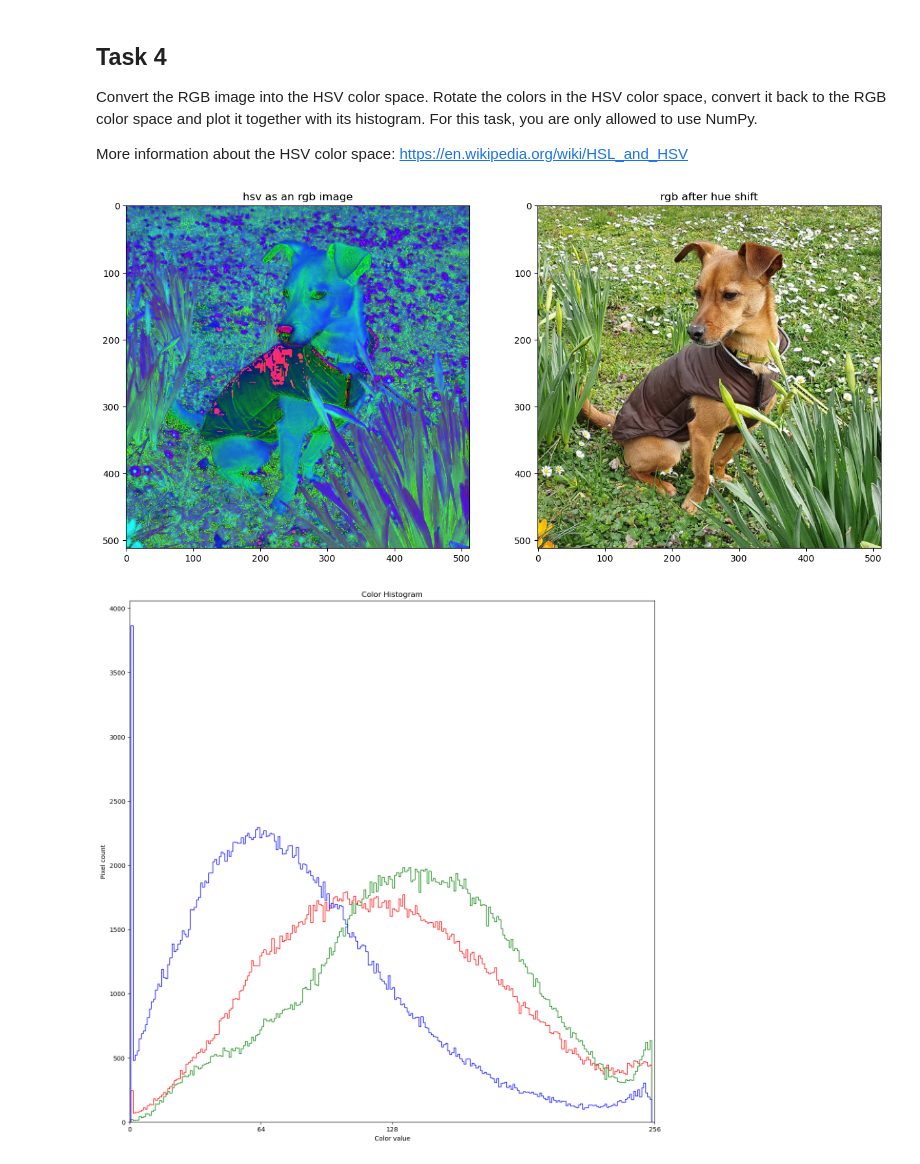
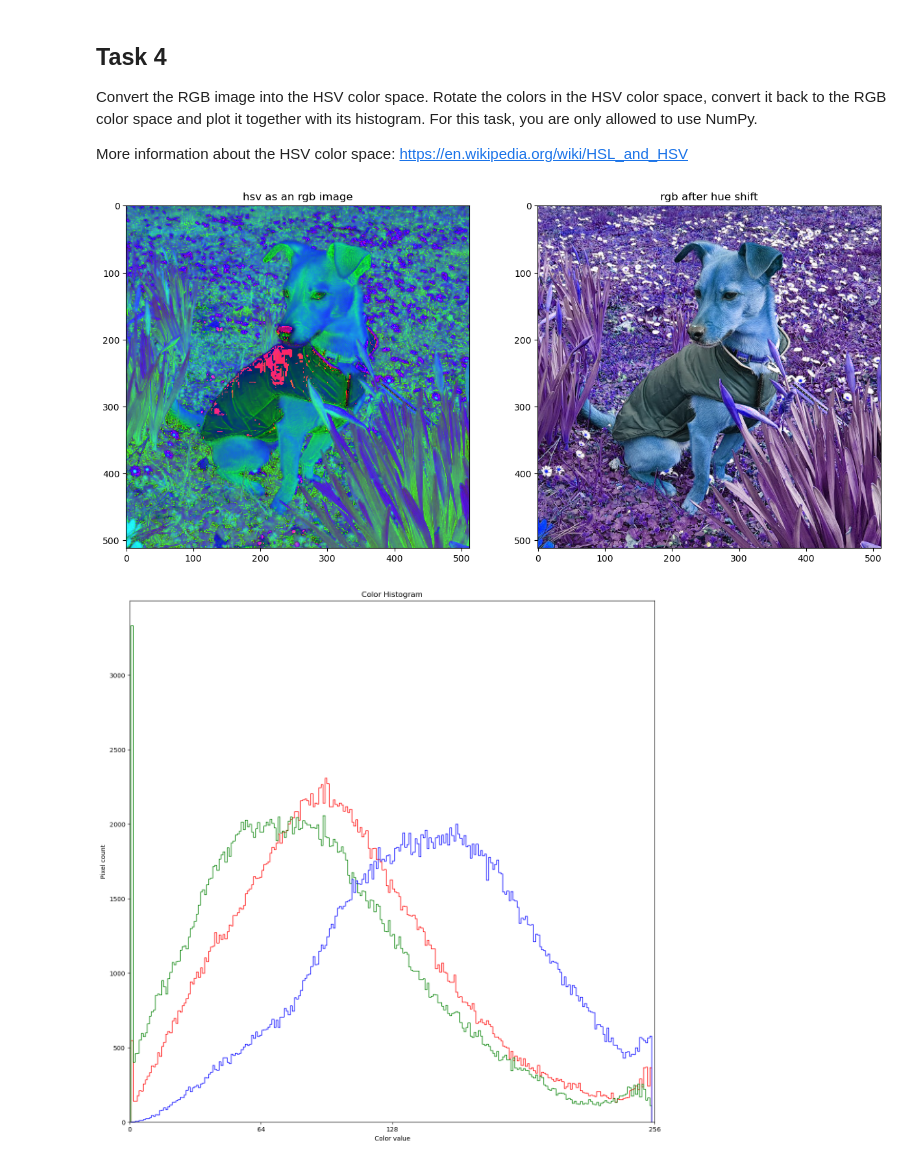
Before and after one commit to anuramat/3dcv-students, a Jupyter notebook: 1.0-tl-scientific-python.ipynb, the cells around one changed output. Drawn from its saved outputs; the diff is of its cells as text; code cells hidden in the pictures.

```diff
--- a/1.0-tl-scientific-python.ipynb
+++ b/1.0-tl-scientific-python.ipynb
@@ -211,11 +214,11 @@ Convert the RGB image into the HSV color space. Rotate the colors in the HSV col
 More information about the HSV color space: https://en.wikipedia.org/wiki/HSL_and_HSV
 # %%
 def rgb2hsv(rgb):
-    '''
+    """
     Convert the rgb image into hsv color space and return it.
 
     image -- rgb image
-    '''
+    """
 
     rgb = rgb.astype("float") / 255.0
 
@@ -228,9 +231,11 @@ def rgb2hsv(rgb):
     # hue
     mask = delta != 0
     hsv[mask, 0] = (
-          (rgb[mask, 0] == max_rgb[mask]) *      (rgb[mask, 1] - rgb[mask, 2]) / delta[mask]
-        + (rgb[mask, 1] == max_rgb[mask]) * (2 + (rgb[mask, 2] - rgb[mask, 0]) / delta[mask])
-        + (rgb[mask, 2] == max_rgb[mask]) * (4 + (rgb[mask, 0] - rgb[mask, 1]) / delta[mask])
+        (rgb[mask, 0] == max_rgb[mask]) * (rgb[mask, 1] - rgb[mask, 2]) / delta[mask]
+        + (rgb[mask, 1] == max_rgb[mask])
+        * (2 + (rgb[mask, 2] - rgb[mask, 0]) / delta[mask])
+        + (rgb[mask, 2] == max_rgb[mask])
+        * (4 + (rgb[mask, 0] - rgb[mask, 1]) / delta[mask])
     )
     hsv[:, :, 0] = (hsv[:, :, 0] / 6) % 1
     hsv[:, :, 0] = (hsv[:, :, 0] + 6) % 6
@@ -247,12 +252,12 @@ def rgb2hsv(rgb):
 def hsv2rgb(hsv):
     rgb = np.zeros_like(hsv)
 
-    h = hsv[:, :, 0] * 6
+    h = hsv[:, :, 0] * 6  # scaled
     s = hsv[:, :, 1]
     v = hsv[:, :, 2]
 
-    i = np.floor(h).astype(int) # integer part of hue (sector)
-    f = h - i # fractional part
+    i = np.floor(h).astype(int)  # integer part of hue (sector)
+    f = h - i  # fractional part
     # misc intermediate stuff
     p = v * (1 - s)
     q = v * (1 - s * f)
@@ -264,10 +269,9 @@ def hsv2rgb(hsv):
         2: (p, v, t),
         3: (p, q, v),
         4: (t, p, v),
-        5: (v, p, q)
+        5: (v, p, q),
     }
 
-    # Map each sector to its corresponding RGB values
     rgb[:, :, 0] = np.choose(i % 6, [sector_data[j][0] for j in range(6)])
     rgb[:, :, 1] = np.choose(i % 6, [sector_data[j][1] for j in range(6)])
     rgb[:, :, 2] = np.choose(i % 6, [sector_data[j][2] for j in range(6)])
@@ -276,24 +280,24 @@ def hsv2rgb(hsv):
 # %%
 # Change the color space from rgb to hsv and plot it
 image_hsv = rgb2hsv(image)
 
 # TODO: plot image
-fig, axarr = plt.subplots(1, 2, figsize=(15,15))
+fig, axarr = plt.subplots(1, 2, figsize=(15, 15))
 left, right = axarr
 left.imshow(image_hsv)
-left.set_title('hsv as an rgb image')
+left.set_title("hsv as an rgb image")
 
 # TODO: Rotate the colors in hsv color space
 new_image_hsv = image_hsv
-new_image_hsv[:,:,0] = (new_image_hsv[:,:,0])
+new_image_hsv[:, :, 0] = new_image_hsv[:, :, 0] + 0.5
 
 # TODO: Now, convert it back from HSV to RGB and plot it
 new_image_rgb = hsv2rgb(new_image_hsv)
-right.set_title('rgb after hue shift')
+right.set_title("rgb after hue shift")
 right.imshow(new_image_rgb)
 
 # TODO: Plot the color histogram of the inverted rgb image
-plot_color_histogram(new_image_rgb*255)
+plot_color_histogram(new_image_rgb * 255)
 # %% [output]
-[figure, old version]
+[figure, new version]
-[figure, old version]
+[figure, new version]
```
Also changed, not shown: parts of 5 cells of this notebook.
